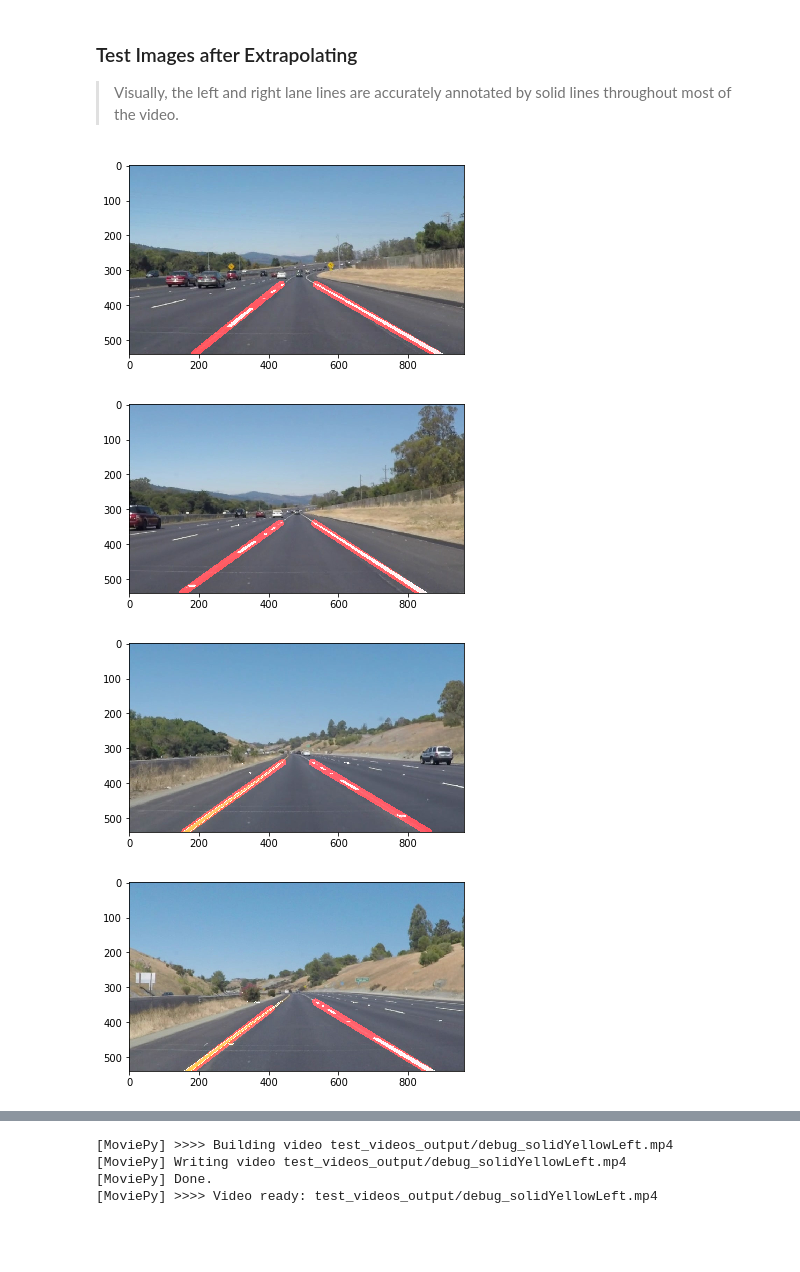
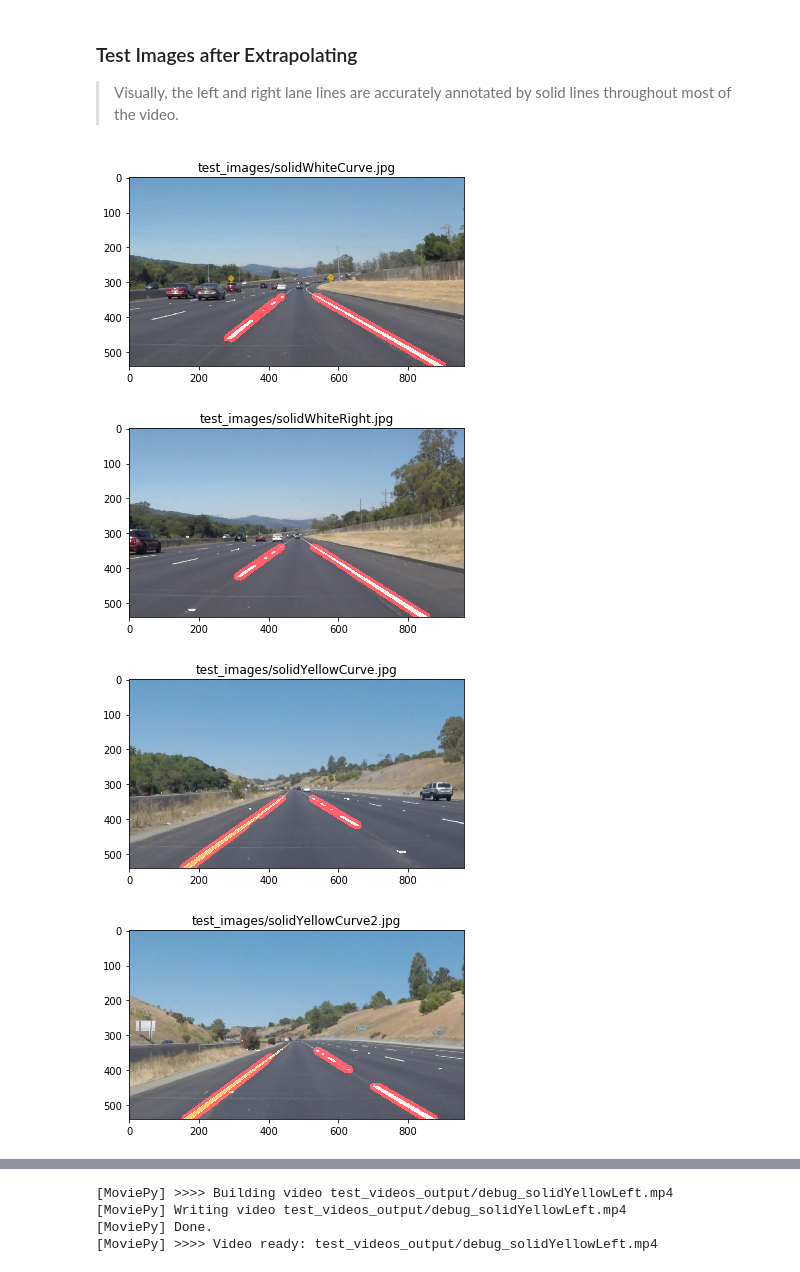
Before and after one commit to sshleifer/CarND-LaneLines-P1, a Jupyter notebook: P1.Shleifer.Notebook.ipynb, the cells around one changed output, grey strips where cells are left out. Cells and saved outputs as stored; diff of their text form; code cells hidden in the pictures; blank space fills up the shorter version.

```diff
--- a/P1.Shleifer.Notebook.ipynb
+++ b/P1.Shleifer.Notebook.ipynb
@@ -236,19 +233,22 @@ process_video('solidYellowLeft.mp4', consolidate=False)
 # %%
 import os
 import glob
 paths = glob.glob('test_images/*')
 def run_pipeline(paths, save=False, show=True, **kwargs):
     for path in paths:
         result = process_image(mpimg.imread(path), **kwargs)
         if show:
             plt.imshow(result)
+            plt.title(path)
             plt.show();
         if save:
-            write_path = 'annotated_{}'.format(path)
+            write_path = 'annotated_{}_{}'.format(path, kwargs.get('consolidate', ''))
+            #print(write_path)
             cv2.imwrite(write_path, result)
-#run_pipeline(paths, save=True, show=True)
+            assert os.path.exists(write_path)
+run_pipeline(paths, save=True, show=True, consolidate=False)
 # %% [output]
-[figure, old version]
+[figure, new version]
-[figure, old version]
+[figure, new version]
-[figure, old version]
+[figure, new version]
-[figure, old version]
+[figure, new version]
```
Also changed, not shown: parts of 14 cells of this notebook, 2 other files.
